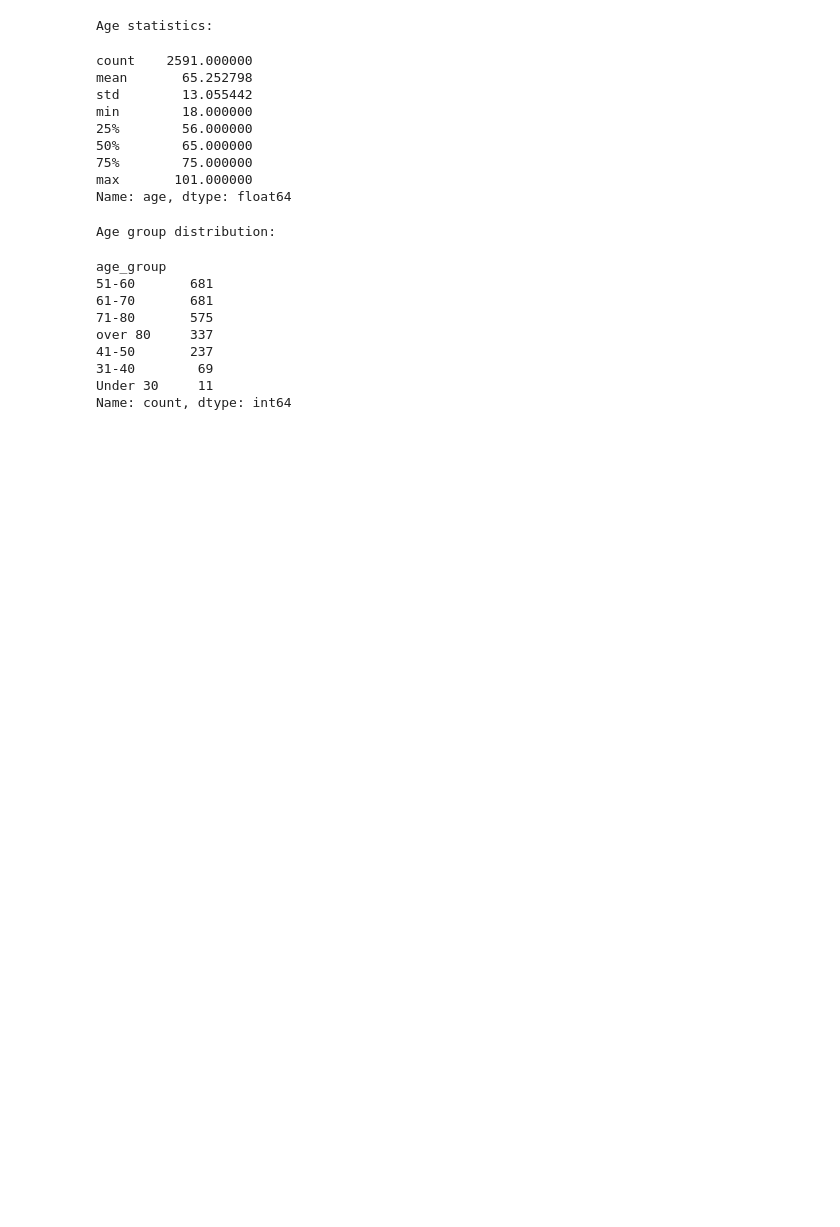
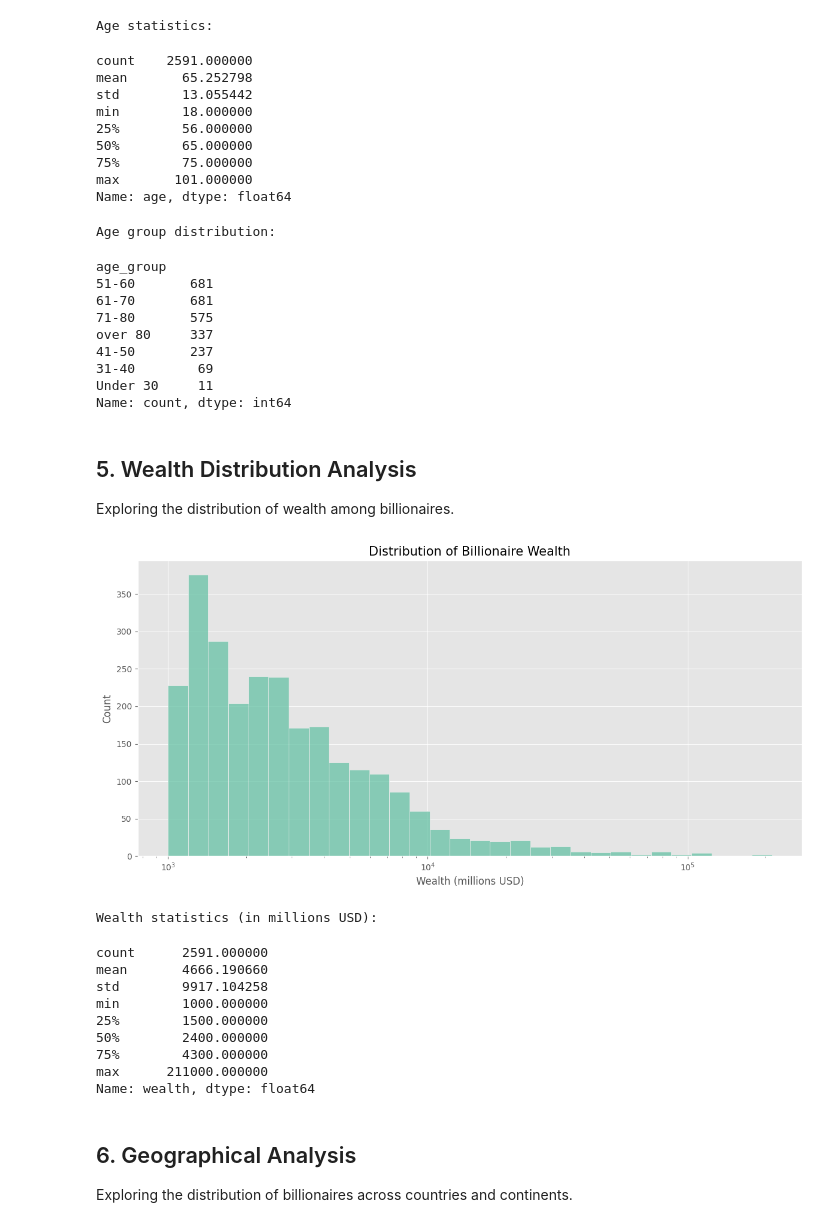
Before and after one commit to namdavid2904/billionaires-wealth-analysis, a Jupyter notebook: notebooks/01_data_exploration.ipynb, the cells around one changed output. Drawn from its saved outputs; the diff is of its cells as text; code cells hidden in the pictures; blank space fills up the shorter version.

Commit message:
Explore wealth distribution

```diff
--- a/notebooks/01_data_exploration.ipynb
+++ b/notebooks/01_data_exploration.ipynb
@@ -164,3 +164,33 @@ over 80     337
 31-40        69
 Under 30     11
 Name: count, dtype: int64
+# %% [markdown]
+## 5. Wealth Distribution Analysis
+Exploring the distribution of wealth among billionaires.
+# %%
+# Overall wealth distribution (log scale)
+plt.figure(figsize=(12, 6))
+sns.histplot(data=df, x='wealth', bins=30, log_scale=True)
+plt.title('Distribution of Billionaire Wealth', fontsize=15)
+plt.xlabel('Wealth (millions USD)')
+plt.ylabel('Count')
+plt.tight_layout()
+plt.show()
+
+print(f"\nWealth statistics (in millions USD):")
+display(df['wealth'].describe())
+# %% [output]
+[figure, added]
+Wealth statistics (in millions USD):
+count      2591.000000
+mean       4666.190660
+std        9917.104258
+min        1000.000000
+25%        1500.000000
+50%        2400.000000
+75%        4300.000000
+max      211000.000000
+Name: wealth, dtype: float64
+# %% [markdown]
+## 6. Geographical Analysis
+Exploring the distribution of billionaires across countries and continents.
```
